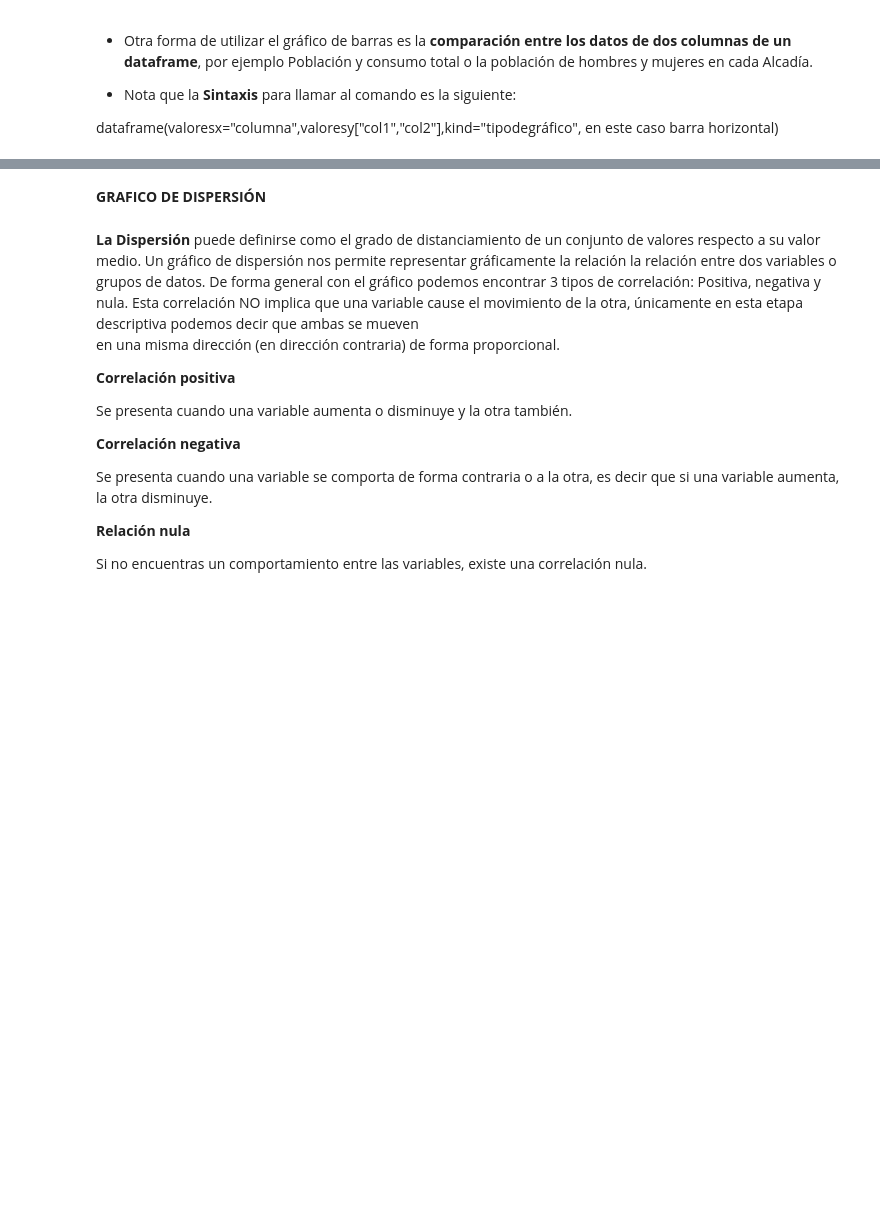
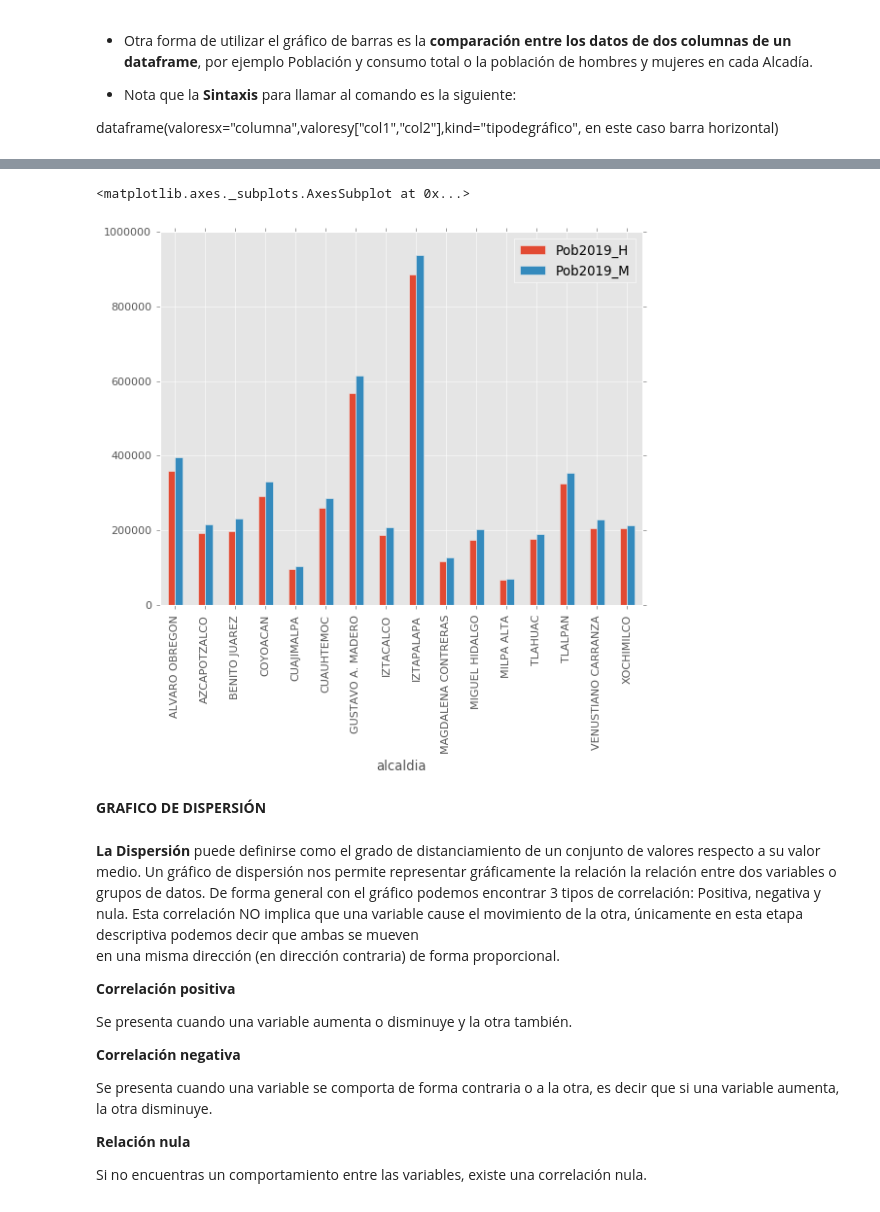
Before and after one commit to benjov/Econometria_II_Primavera_2019, a Jupyter notebook: Clase_00/CLASE GRÁFICAS CON MATPLOTLIB-Alumnos.ipynb, the cells around one changed output, grey strips where cells are left out. Cells and saved outputs as stored; diff of their text form; code cells hidden in the pictures; blank space fills up the shorter version.

```diff
--- a/Clase_00/CLASE GRÁFICAS CON MATPLOTLIB-Alumnos.ipynb
+++ b/Clase_00/CLASE GRÁFICAS CON MATPLOTLIB-Alumnos.ipynb
@@ -240,5 +347,8 @@ aguacp.plot(x="alcaldia", y=["Pob_Tot2019", "consumo_total"], kind="barh")
 # %%
-aguacp.plot(x="alcaldia", y=["Pob2019_H","Pob2019_M",], kind="barh")
+aguacp.plot(x="alcaldia", y=["Pob2019_H","Pob2019_M",], kind="bar")
+# %% [output]
+<matplotlib.axes._subplots.AxesSubplot at 0x...>
+[figure, added]
 # %% [markdown]
 **GRAFICO DE DISPERSIÓN**
 # %% [markdown]
```
Also changed, not shown: parts of 30 cells of this notebook, 15 other files.
